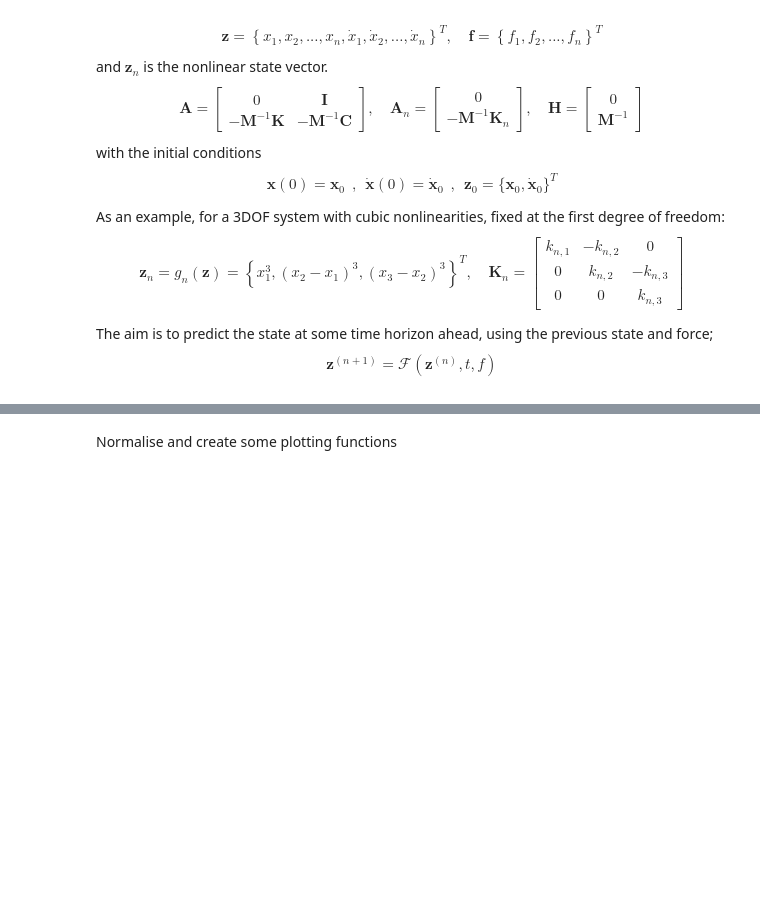
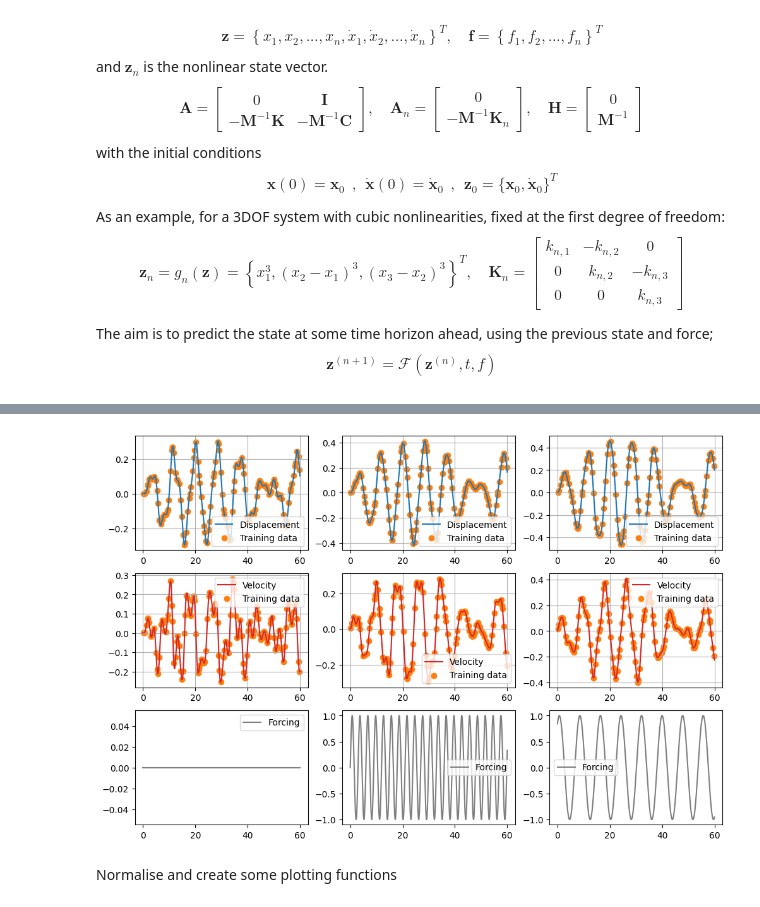
Before and after one commit to MarcusHA94/structural-dynamics-pinns, a Jupyter notebook: mdof_osa/mdof_forced_osa.ipynb, the cells around one changed output, grey strips where cells are left out. Saved outputs shown, nothing was run; the diff lists cells and outputs as text; code cells hidden in the pictures; blank space fills up the shorter version.

```diff
--- a/mdof_osa/mdof_forced_osa.ipynb
+++ b/mdof_osa/mdof_forced_osa.ipynb
@@ -60,5 +63,5 @@ from IPython import display
 # %%
-nt = 512
+nt = 1024
 time = np.linspace(0,60,nt)
 
 F0 = 1.0  # N
@@ -85,9 +88,9 @@ true_params = {
 
 # generate excitations
 system.excitations = [
+    None,
     dynasim.actuators.sinusoid(2.1, f0=F0, phi=0.0),
-    dynasim.actuators.sinusoid(0.8, f0=F0, phi=1.0),
-    None]
+    dynasim.actuators.sinusoid(0.8, f0=F0, phi=1.0)]
 
 x0 = np.array([-2.0, 0.0, 0.0])
 v0 = np.array([1.0, 0.0, 0.0])
@@ -102,7 +105,7 @@ F = torch.tensor(F.T).to(torch.float32)
 
 # slice out a number of points
 sampler = qmc.Sobol(d=1, seed=43810)
-sub_ind = np.sort(sampler.integers(l_bounds=nt, n=int(nt/4)), axis=0).squeeze()
+sub_ind = np.sort(sampler.integers(l_bounds=nt, n=int(nt/8)), axis=0).squeeze()
 # sub_ind = np.arange(0, int(nt/1), 4)
 
 t_data = time[sub_ind]
@@ -112,33 +115,35 @@ F_data = F[sub_ind,:]
 
 if n_dof > 4:
     sub_rows = n_dof // 4 + int((n_dof%4)!=0)
     sub_cols = 4
 else:
     sub_rows = 1
     sub_cols = n_dof
 
 fig, axs = plt.subplots(3*sub_rows,sub_cols,figsize=(4*sub_cols,8*sub_rows))
 p_count = 0
 for j in range(sub_rows):
     for i in range(sub_cols):
         axs[j*3,i].plot(time, xx[:,p_count], color="tab:blue", label="Displacement")
         axs[j*3,i].grid()
         axs[j*3,i].scatter(t_data, x_data[:,p_count], color="tab:orange", label="Training data")
         axs[j*3,i].legend()
 
         axs[j*3+1,i].plot(time, vv[:,p_count], color="tab:red", label="Velocity")
         axs[j*3+1,i].grid()
         axs[j*3+1,i].scatter(t_data, v_data[:,p_count], color="tab:orange", label="Training data")
         axs[j*3+1,i].legend()
 
         axs[j*3+2,i].plot(time, F[:,p_count], color="tab:gray", label="Forcing")
         # axs[j*3+2,i].scatter(t_data, F_data[:,p_count], color="tab:orange", label="Training data")
         axs[j*3+2,i].legend()
 
         p_count += 1
 
         if p_count == n_dof:
             break
+# %% [output]
+[figure, added]
 # %% [markdown]
 Normalise and create some plotting functions
 # %%
```
Also changed, not shown: parts of 4 cells of this notebook, 11 other files.
